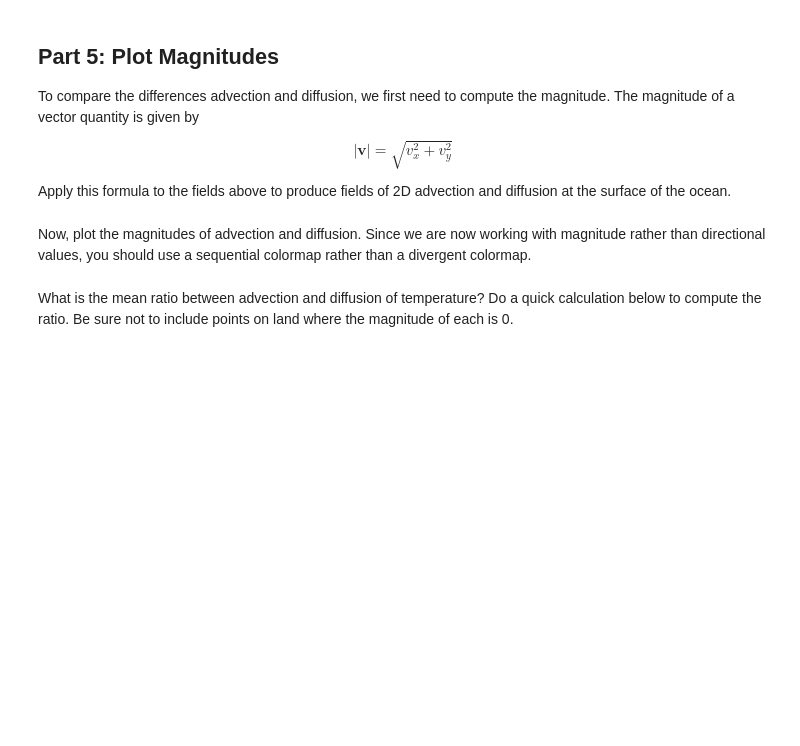
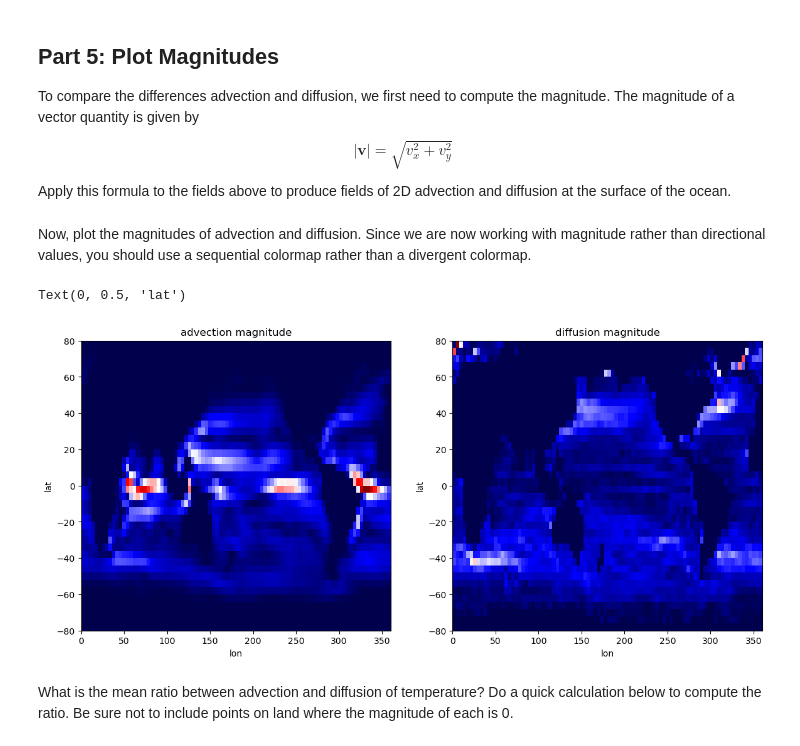
Before and after one commit to harsita-keerthi/ocean-modeling, a Jupyter notebook: homework/homework_8/HW8 Advection and Diffusion.ipynb, the cells around one changed output. Saved outputs shown, nothing was run; the diff lists cells and outputs as text; code cells hidden in the pictures; blank space fills up the shorter version.

```diff
--- a/homework/homework_8/HW8 Advection and Diffusion.ipynb
+++ b/homework/homework_8/HW8 Advection and Diffusion.ipynb
@@ -169,18 +177,21 @@ Now, plot the magnitudes of advection and diffusion. Since we are now working wi
 # %%
 # enter code for your plot here
 plt.figure(figsize=(14,6))
 
 plt.subplot(1,2,1)
-C = plt.pcolormesh(XC, YC, adv_mag)
+C = plt.pcolormesh(XC, YC, adv_mag, cmap='seismic')
 plt.title('advection magnitude')
 plt.xlabel('lon')
 plt.ylabel('lat')
 
 plt.subplot(1,2,2)
-C = plt.pcolormesh(XC, YC, df_mag)
+C = plt.pcolormesh(XC, YC, df_mag, cmap='seismic')
 plt.title('diffusion magnitude')
 plt.xlabel('lon')
 plt.ylabel('lat')
+# %% [output]
+Text(0, 0.5, 'lat')
+[figure, added]
 # %% [markdown]
 What is the mean ratio between advection and diffusion of temperature? Do a quick calculation below to compute the ratio. Be sure not to include points on land where the magnitude of each is 0.
 # %%
```
Also changed, not shown: parts of 6 cells of this notebook.
